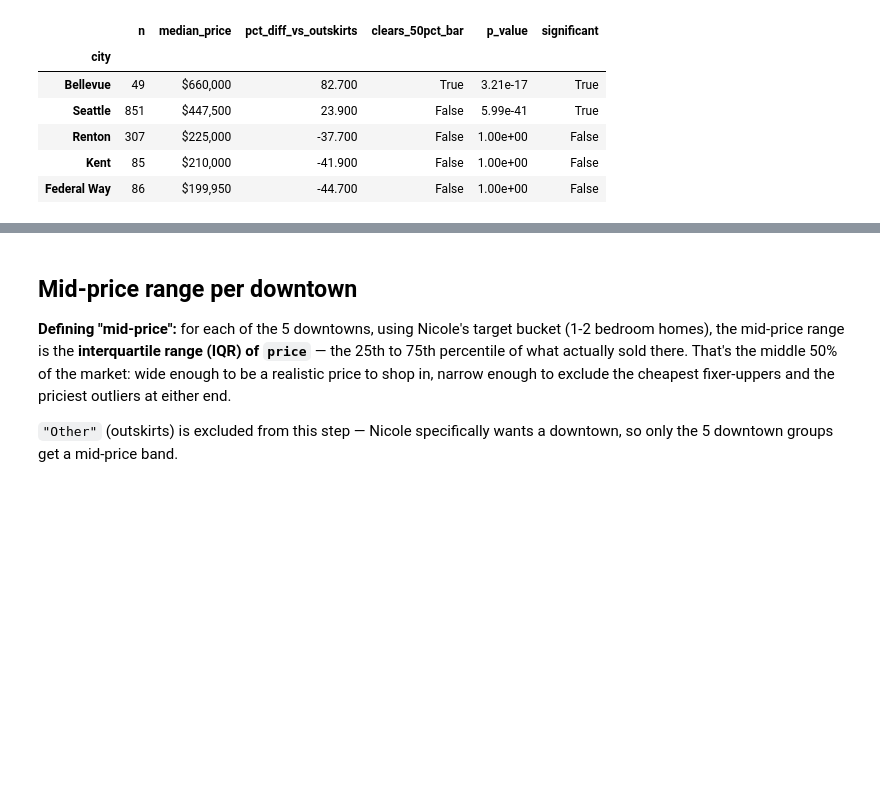
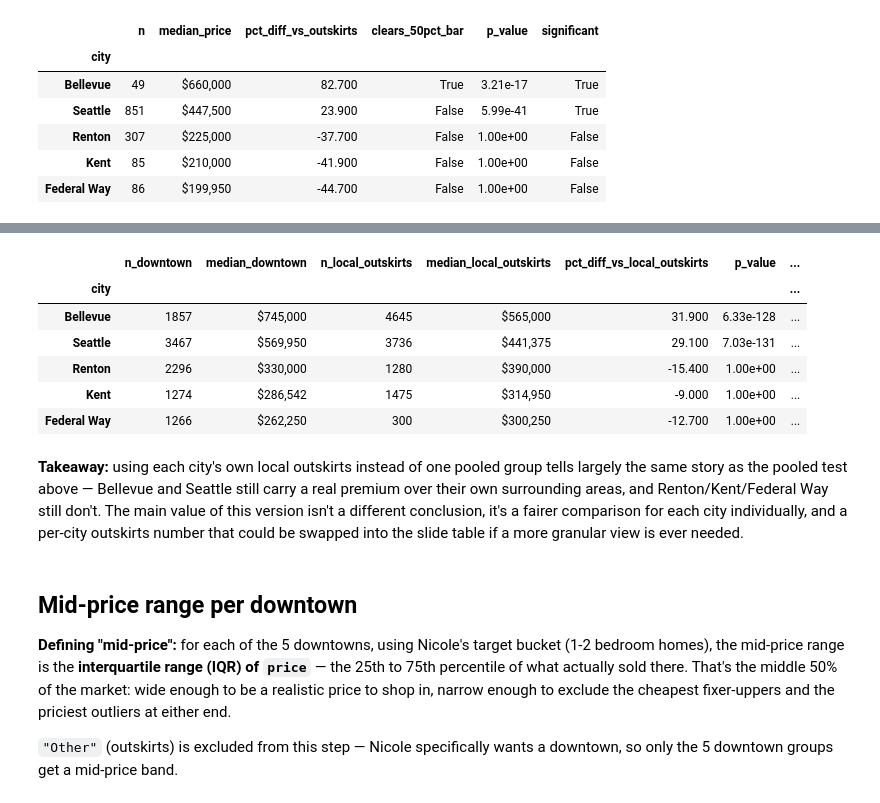
Before and after one commit to curls-me/ds-eda-project, a Jupyter notebook: 04_eda.ipynb, the cells around one changed output, grey strips where cells are left out. Saved outputs shown, nothing was run; the diff lists cells and outputs as text; code cells hidden in the pictures; blank space fills up the shorter version.

```diff
--- a/04_eda.ipynb
+++ b/04_eda.ipynb
@@ -640,0 +649,6 @@ outskirts median price for comparison: $361,250  (n=1578)
+# %%
+nearest_city = dist_to_downtowns.idxmin(axis=1)  # nearest downtown for every house, regardless of the 5-mile cutoff
+df_clean["nearest_city"] = nearest_city
+df_clean["is_downtown"] = df_clean["dist_to_downtown_mi"] <= DOWNTOWN_RADIUS_MI  # True = within that city's own downtown radius
+
+df_clean.groupby("nearest_city")["is_downtown"].value_counts().unstack().rename(columns={True: "downtown", False: "local_outskirts"})  # sanity check: n per group
@@ -641,3 +663,46 @@ outskirts median price for comparison: $361,250  (n=1578)
+# %%
+local_results = []
+for town in DOWNTOWNS:
+    city_rows = df_clean[df_clean["nearest_city"] == town]  # houses whose nearest downtown is this city
+    downtown_price = city_rows.loc[city_rows["is_downtown"], "price"]  # this city's downtown prices
+    local_outskirts_price = city_rows.loc[~city_rows["is_downtown"], "price"]  # this city's own outskirts prices
+
+    median_downtown = downtown_price.median()
+    median_local_outskirts = local_outskirts_price.median()
+    pct_diff = (median_downtown / median_local_outskirts - 1) * 100  # % difference vs. this city's own outskirts
+
+    stat, p = mannwhitneyu(downtown_price, local_outskirts_price, alternative="greater")  # test: is this city's downtown price greater than its own outskirts?
+
+    local_results.append(
+        {
+            "city": town,
+            "n_downtown": len(downtown_price),
+            "median_downtown": median_downtown,
+            "n_local_outskirts": len(local_outskirts_price),
+            "median_local_outskirts": median_local_outskirts,
+            "pct_diff_vs_local_outskirts": round(pct_diff, 1),
+            "p_value": p,
+            "significant": p < alpha,
+        }
+    )
+
+local_results_df = pd.DataFrame(local_results).set_index("city").sort_values("median_downtown", ascending=False)  # one row per city, highest downtown price first
+
+display_local = local_results_df.copy()
+for col in ["median_downtown", "median_local_outskirts"]:
+    display_local[col] = display_local[col].map(lambda x: f"${x:,.0f}")  # format as currency for display
+display_local["p_value"] = display_local["p_value"].map(lambda x: f"{x:.2e}")  # format in scientific notation for display
+display_local
+# %% [output]
+|  | n_downtown | median_downtown | n_local_outskirts | median_local_outskirts | pct_diff_vs_local_outskirts | p_value | ... |
+| city |  |  |  |  |  |  | ... |
+| Bellevue | 1857 | $745,000 | 4645 | $565,000 | 31.900 | 6.33e-128 | ... |
+| Seattle | 3467 | $569,950 | 3736 | $441,375 | 29.100 | 7.03e-131 | ... |
+| Renton | 2296 | $330,000 | 1280 | $390,000 | -15.400 | 1.00e+00 | ... |
+| Kent | 1274 | $286,542 | 1475 | $314,950 | -9.000 | 1.00e+00 | ... |
+| Federal Way | 1266 | $262,250 | 300 | $300,250 | -12.700 | 1.00e+00 | ... |
+# %% [markdown]
+**Takeaway:** using each city's own local outskirts instead of one pooled group tells largely the same story as the pooled test above — Bellevue and Seattle still carry a real premium over their own surrounding areas, and Renton/Kent/Federal Way still don't. The main value of this version isn't a different conclusion, it's a fairer comparison for each city individually, and a per-city outskirts number that could be swapped into the slide table if a more granular view is ever needed.
 # %% [markdown]
 ## Mid-price range per downtown
 
```
Also changed, not shown: parts of 2 cells of this notebook.
